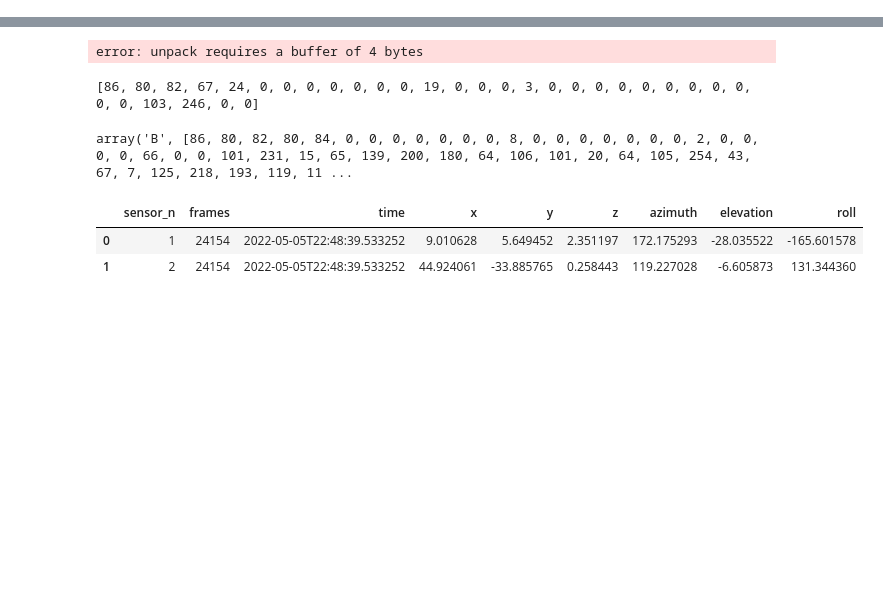
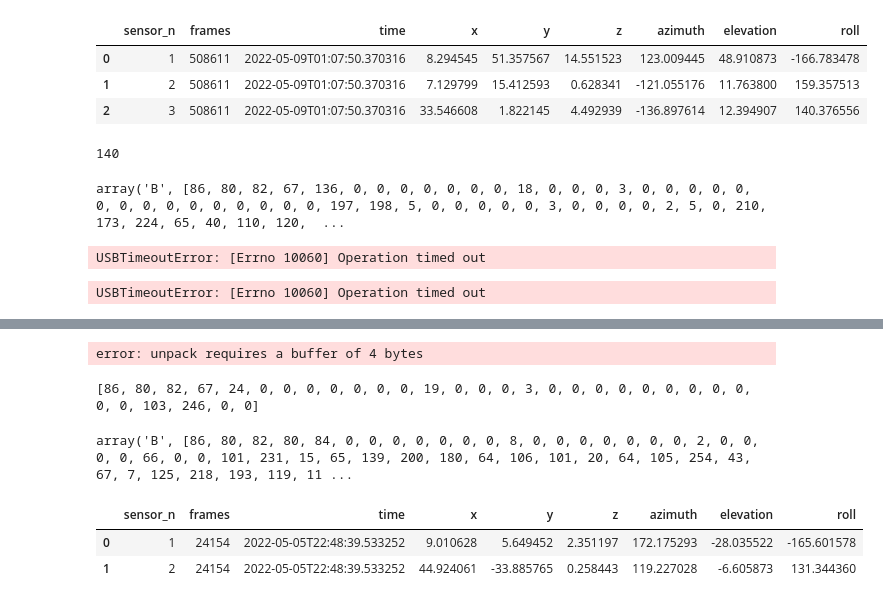
Before and after one commit to jagraterol/Pyper, a Jupyter notebook: pyper.ipynb, the cells around one changed output, grey strips where cells are left out. Saved outputs shown, nothing was run; the diff lists cells and outputs as text; code cells hidden in the pictures; blank space fills up the shorter version.

```diff
--- a/pyper.ipynb
+++ b/pyper.ipynb
@@ -10,0 +27,29 @@ dev, ep = viper.connect(return_endpoint=True)
+# %%
+
+viper.get_single_pno()
+# %% [output]
+|  | sensor_n | frames | time | x | y | z | azimuth | elevation | roll |
+| 0 | 1 | 508611 | 2022-05-09T01:07:50.370316 | 8.294545 | 51.357567 | 14.551523 | 123.009445 | 48.910873 | -166.783478 |
+| 1 | 2 | 508611 | 2022-05-09T01:07:50.370316 | 7.129799 | 15.412593 | 0.628341 | -121.055176 | 11.763800 | 159.357513 |
+| 2 | 3 | 508611 | 2022-05-09T01:07:50.370316 | 33.546608 | 1.822145 | 4.492939 | -136.897614 | 12.394907 | 140.376556 |
+# %%
+max_cmd_read_size = 4 + 4 + 8 * 16 + 4
+max_cmd_read_size
+# %% [output]
+140
+# %%
+t = array.array('B', [86, 80, 82, 67, 24, 0, 0, 0, 0, 0, 0, 0, 18, 0, 0, 0, 1, 0, 0, 0, 0, 0, 0, 0, 0, 0, 0, 0, 95, 161, 0, 0])
+viper.dev.write(0x02, t, 200)
+
+resp = viper.dev.read(viper.endpoint, 200, 200)
+print(resp)
+# %% [output]
+array('B', [86, 80, 82, 67, 136, 0, 0, 0, 0, 0, 0, 0, 18, 0, 0, 0, 3, 0, 0, 0, 0, 0, 0, 0, 0, 0, 0, 0, 0, 0, 0, 0, 197, 198, 5, 0, 0, 0, 0, 0, 3, 0, 0, 0, 0, 2, 5, 0, 210, 173, 224, 65, 40, 110, 120,  ...
+# %%
+viper._write_and_read(t)
+# %% [output]
+USBTimeoutError: [Errno 10060] Operation timed out
+# %%
+viper.dev.read(0x02, viper.conf['max_size'], 200)
+# %% [output]
+USBTimeoutError: [Errno 10060] Operation timed out
```
Also changed, not shown: parts of 12 cells of this notebook, 1 other file.
